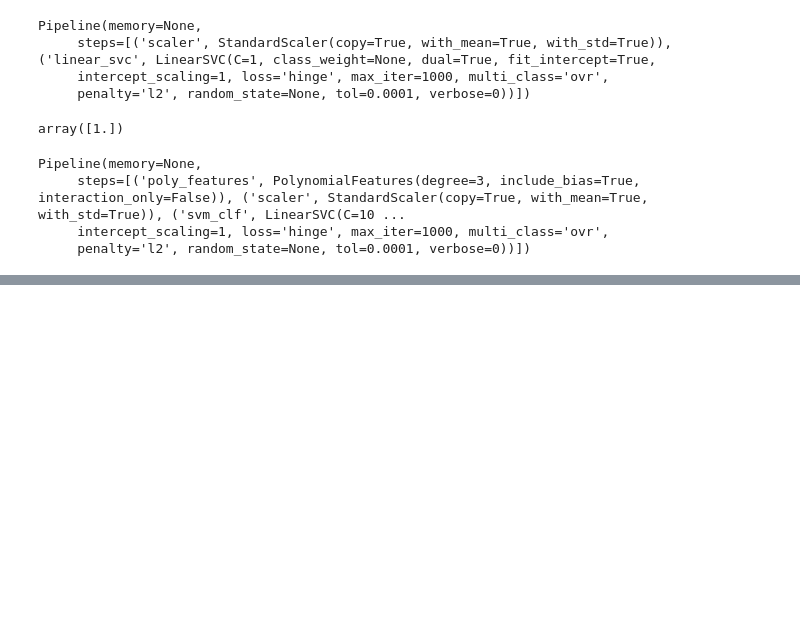
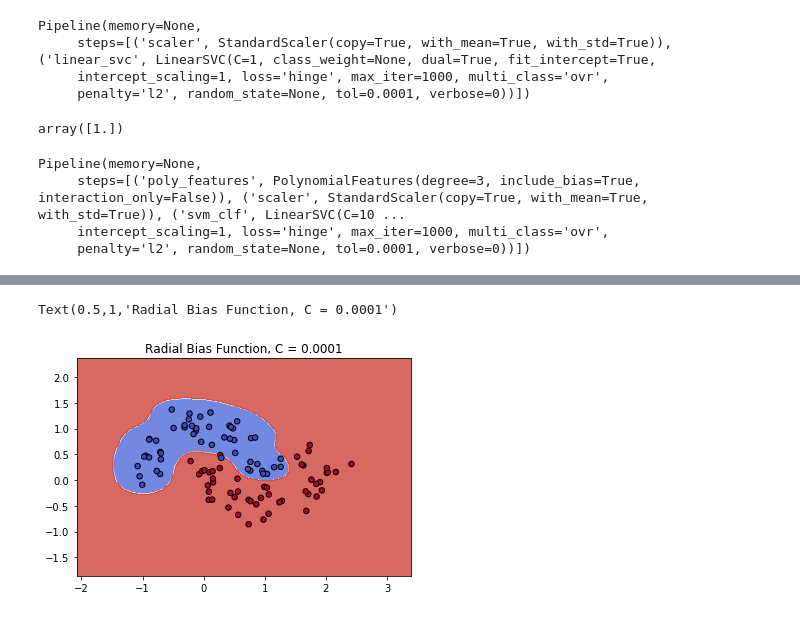
Before and after one commit to danstemp/MLcourses, a Jupyter notebook: Chapter 5 SVM.ipynb, the cells around one changed output, grey strips where cells are left out. Saved outputs shown, nothing was run; the diff lists cells and outputs as text; code cells hidden in the pictures; blank space fills up the shorter version.

```diff
--- a/Chapter 5 SVM.ipynb
+++ b/Chapter 5 SVM.ipynb
@@ -100,0 +127,16 @@ draw_decision_boundary(polynomial_svm_clf,X,y)
+# %%
+#define the model
+poly_kernel_svm_clf = Pipeline((
+    ('scaler', StandardScaler())
+    ,('scm_clf', SVC(kernel='rbf', gamma=5,C=0.0001))
+))
+
+#fit the model
+poly_kernel_svm_clf.fit(X,y)
+
+#plot the decision boundary
+ax1= draw_decision_boundary(poly_kernel_svm_clf,X,y)
+ax1.set_title("Radial Bias Function, C = 0.0001")
+# %% [output]
+Text(0.5,1,'Radial Bias Function, C = 0.0001')
+[figure, added]
```
Also changed, not shown: parts of 5 cells of this notebook.
